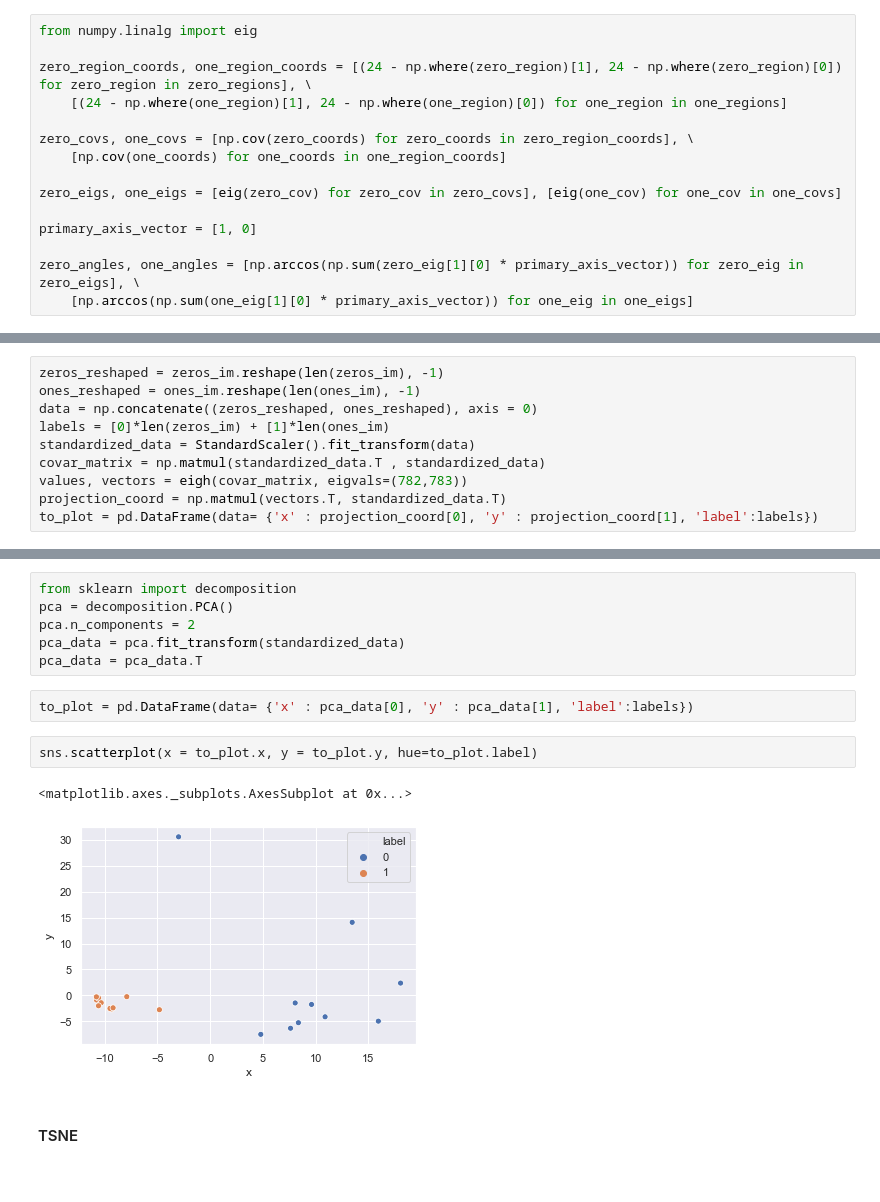
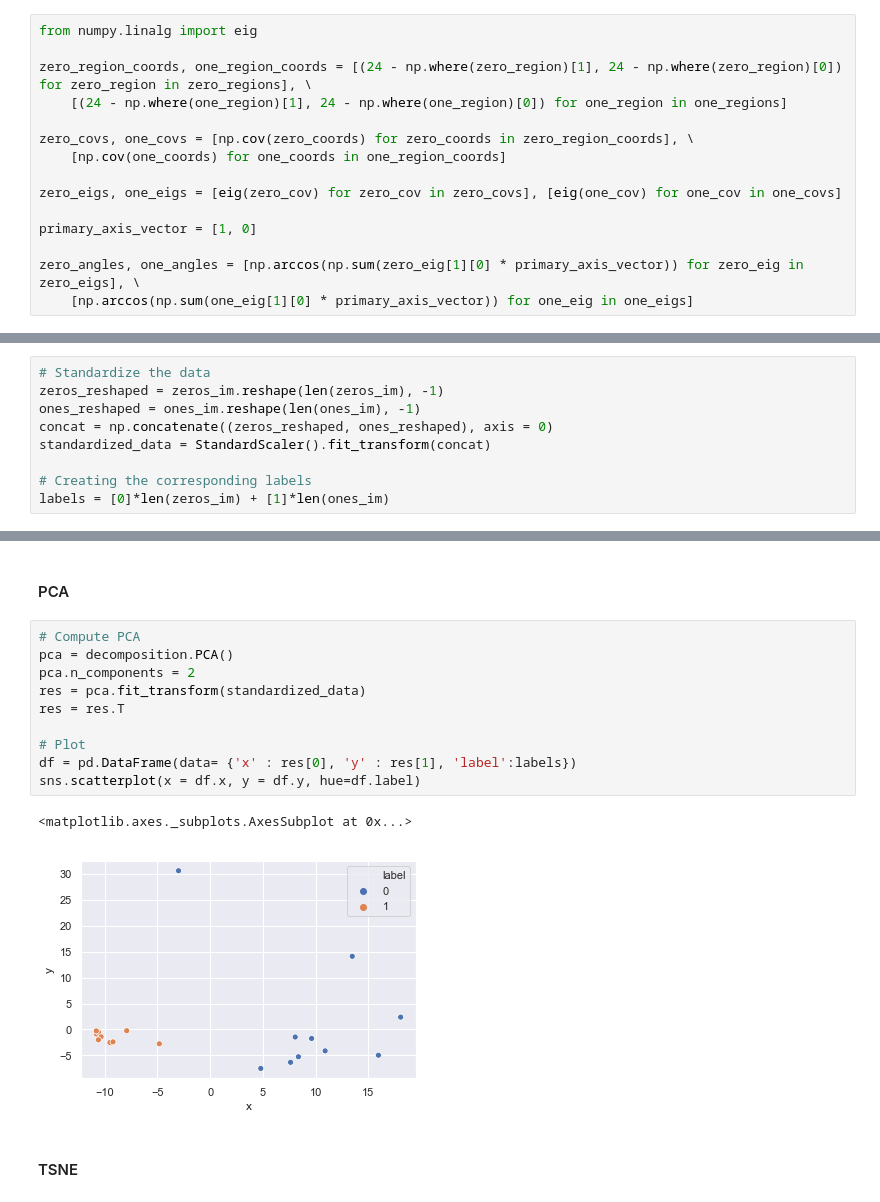
Before and after one commit to oganesManasian/Image-analysis-and-pattern-recognition, a Jupyter notebook: labs/lab_02_object_description.ipynb, the cells around one changed output, grey strips where cells are left out. Drawn from its saved outputs; the diff is of its cells as text.

```diff
--- a/labs/lab_02_object_description.ipynb
+++ b/labs/lab_02_object_description.ipynb
@@ -463,10 +459,9 @@ for ax, im, nm, one_eig in zip(axes[1], one_regions, ones_names, one_eigs):
 # %%
+# Standardize the data
 zeros_reshaped = zeros_im.reshape(len(zeros_im), -1)
 ones_reshaped = ones_im.reshape(len(ones_im), -1)
-data = np.concatenate((zeros_reshaped, ones_reshaped), axis = 0)
+concat = np.concatenate((zeros_reshaped, ones_reshaped), axis = 0)
+standardized_data = StandardScaler().fit_transform(concat)
+
+# Creating the corresponding labels
 labels = [0]*len(zeros_im) + [1]*len(ones_im)
-standardized_data = StandardScaler().fit_transform(data)
-covar_matrix = np.matmul(standardized_data.T , standardized_data)
-values, vectors = eigh(covar_matrix, eigvals=(782,783))
-projection_coord = np.matmul(vectors.T, standardized_data.T)
-to_plot = pd.DataFrame(data= {'x' : projection_coord[0], 'y' : projection_coord[1], 'label':labels})
@@ -498,16 +468,18 @@ to_plot
-# %%
-from sklearn import decomposition
-pca = decomposition.PCA()
-pca.n_components = 2
-pca_data = pca.fit_transform(standardized_data)
-pca_data = pca_data.T
-# %%
-to_plot = pd.DataFrame(data= {'x' : pca_data[0], 'y' : pca_data[1], 'label':labels})
-# %%
-sns.scatterplot(x = to_plot.x, y = to_plot.y, hue=to_plot.label)
-# %% [output]
-<matplotlib.axes._subplots.AxesSubplot at 0x...>
-[figure, removed]
+# %% [markdown]
+#### PCA
+# %%
+# Compute PCA
+pca = decomposition.PCA()
+pca.n_components = 2
+res = pca.fit_transform(standardized_data)
+res = res.T
+
+# Plot
+df = pd.DataFrame(data= {'x' : res[0], 'y' : res[1], 'label':labels})
+sns.scatterplot(x = df.x, y = df.y, hue=df.label)
+# %% [output]
+<matplotlib.axes._subplots.AxesSubplot at 0x...>
+[figure, added]
 # %% [markdown]
 #### TSNE
 # %%
```
Also changed, not shown: parts of 15 cells of this notebook.
